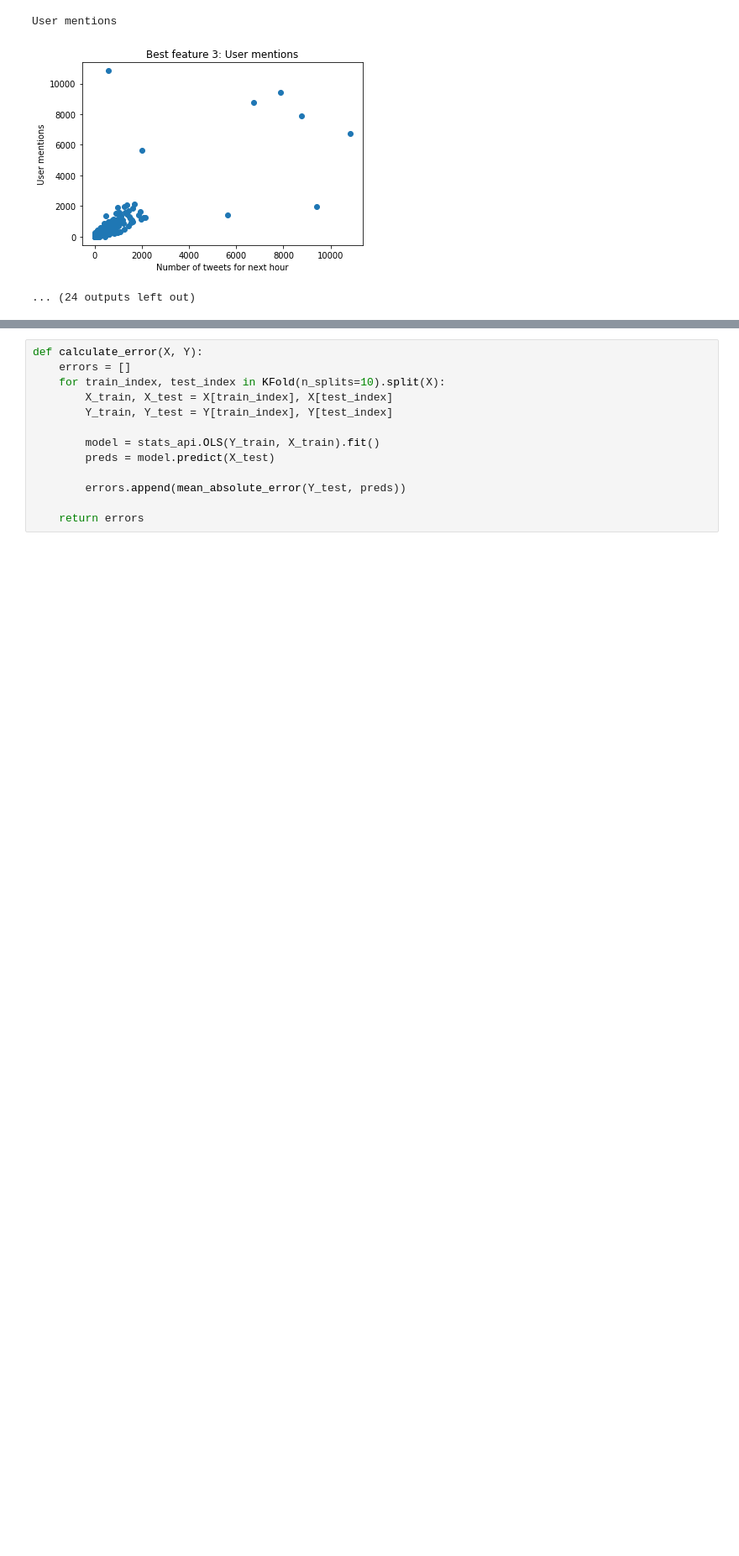
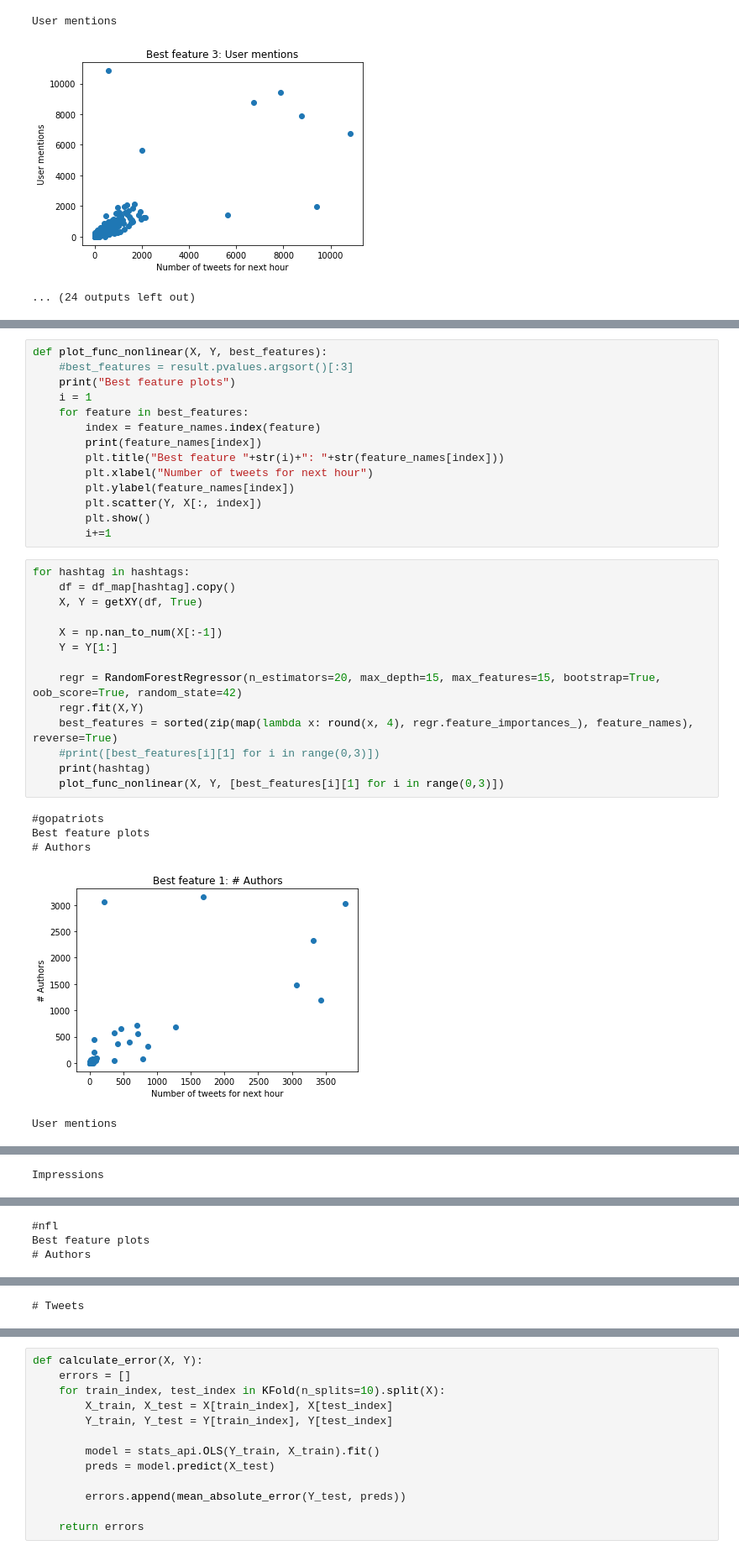
Before and after one commit to TSatyaVasanthReddy/TwitterPopularityPrediction, a Jupyter notebook: Project5_MB.ipynb, the cells around one changed output, grey strips where cells are left out. Shown: that part at 84% size. Saved outputs shown, nothing was run; the diff lists cells and outputs as text; blank space fills up the shorter version.

Commit message:
added nonlinear model for 1.3

```diff
--- a/Project5_MB.ipynb
+++ b/Project5_MB.ipynb
@@ -381,0 +385,34 @@ User mentions
+# %%
+def plot_func_nonlinear(X, Y, best_features):
+    #best_features = result.pvalues.argsort()[:3]
+    print("Best feature plots")
+    i = 1
+    for feature in best_features:
+        index = feature_names.index(feature)
+        print(feature_names[index])
+        plt.title("Best feature "+str(i)+": "+str(feature_names[index]))
+        plt.xlabel("Number of tweets for next hour")
+        plt.ylabel(feature_names[index])
+        plt.scatter(Y, X[:, index])
+        plt.show()
+        i+=1
+# %%
+for hashtag in hashtags:
+    df = df_map[hashtag].copy()
+    X, Y = getXY(df, True)
+
+    X = np.nan_to_num(X[:-1])
+    Y = Y[1:]
+
+    regr = RandomForestRegressor(n_estimators=20, max_depth=15, max_features=15, bootstrap=True, oob_score=True, random_state=42)
+    regr.fit(X,Y)
+    best_features = sorted(zip(map(lambda x: round(x, 4), regr.feature_importances_), feature_names), reverse=True)
+    #print([best_features[i][1] for i in range(0,3)])
+    print(hashtag)
+    plot_func_nonlinear(X, Y, [best_features[i][1] for i in range(0,3)])
+# %% [output]
+#gopatriots
+Best feature plots
+# Authors
+[figure, added]
+User mentions
@@ -381,0 +420 @@ User mentions
+Impressions
@@ -381,0 +422,3 @@ User mentions
+#nfl
+Best feature plots
+# Authors
@@ -381,0 +426 @@ User mentions
+# Tweets
```
Also changed, not shown: parts of 7 cells of this notebook.
